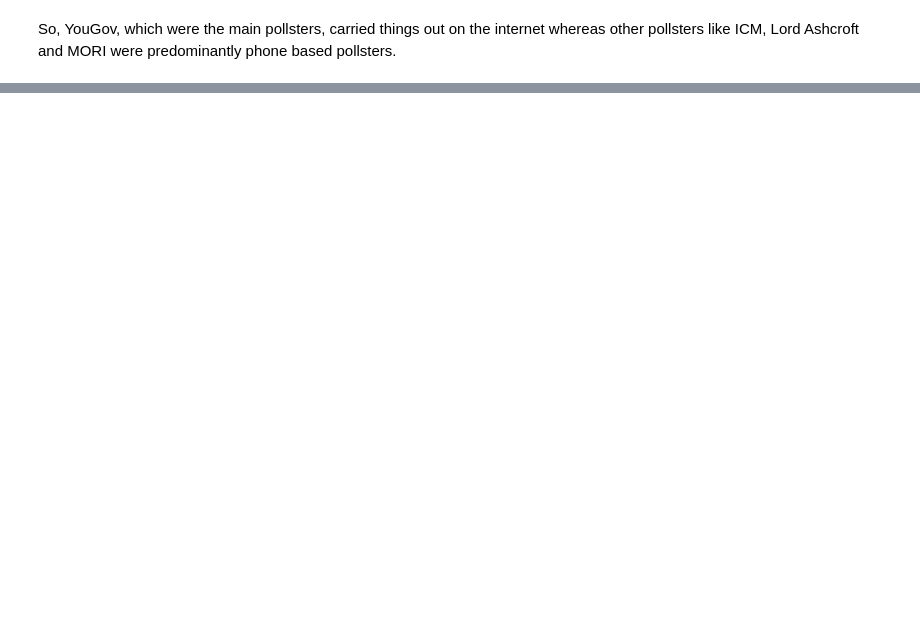
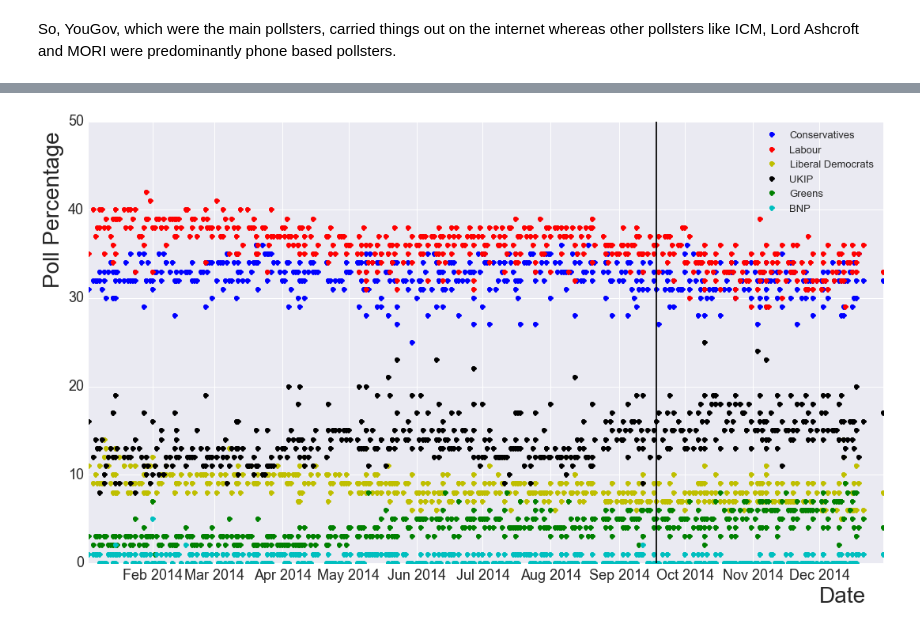
Before and after one commit to maclamont/UKElections, a Jupyter notebook: PollingData.ipynb, the cells around one changed output, grey strips where cells are left out. Drawn from its saved outputs; the diff is of its cells as text; code cells hidden in the pictures; blank space fills up the shorter version.

```diff
--- a/PollingData.ipynb
+++ b/PollingData.ipynb
@@ -384,0 +387,7 @@ So, YouGov, which were the main pollsters, carried things out on the internet wh
+# %%
+df_2015 = df_2010_2015[df_2010_2015["Date"]>"2014-12-31"][df_2010_2015["Date"]<"2016-01-01"]
+df_2014 = df_2010_2015[df_2010_2015["Date"]>"2013-12-31"][df_2010_2015["Date"]<"2015-01-01"]
+df_2013 = df_2010_2015[df_2010_2015["Date"]>"2012-12-31"][df_2010_2015["Date"]<"2014-01-01"]
+df_2012 = df_2010_2015[df_2010_2015["Date"]>"2011-12-31"][df_2010_2015["Date"]<"2013-01-01"]
+df_2011 = df_2010_2015[df_2010_2015["Date"]>"2010-12-31"][df_2010_2015["Date"]<"2012-01-01"]
+df_2010 = df_2010_2015[df_2010_2015["Date"]>"2009-12-31"][df_2010_2015["Date"]<"2011-01-01"]
@@ -384,0 +404,18 @@ So, YouGov, which were the main pollsters, carried things out on the internet wh
+# %%
+fig = plt.figure(figsize=(18,10))
+
+plt.plot(df_2014["Date"],df_2014["Con"],'bo',label="Conservatives")
+plt.plot(df_2014["Date"],df_2014["Lab"],'ro',label="Labour")
+plt.plot(df_2014["Date"],df_2014["LD"],'yo',label="Liberal Democrats")
+plt.plot(df_2014["Date"],df_2014["UKIP"],'ko',label="UKIP")
+plt.plot(df_2014["Date"],df_2014["Green"],'go',label="Greens")
+plt.plot(df_2014["Date"],df_2014["BNP"],'co',label="BNP")
+plt.legend(fontsize=13)
+plt.xlabel("Date",fontsize=28,x=0.95,y=1)
+plt.ylabel("Poll Percentage",fontsize=28,x=0,y=0.8)
+plt.xticks(fontsize=18)
+plt.yticks(fontsize=18)
+plt.plot((ScottishElection, ScottishElection), (0, 50), 'k-')
+plt.show()
+# %% [output]
+[figure, added]
```
Also changed, not shown: parts of 18 cells of this notebook, 5 other files.
